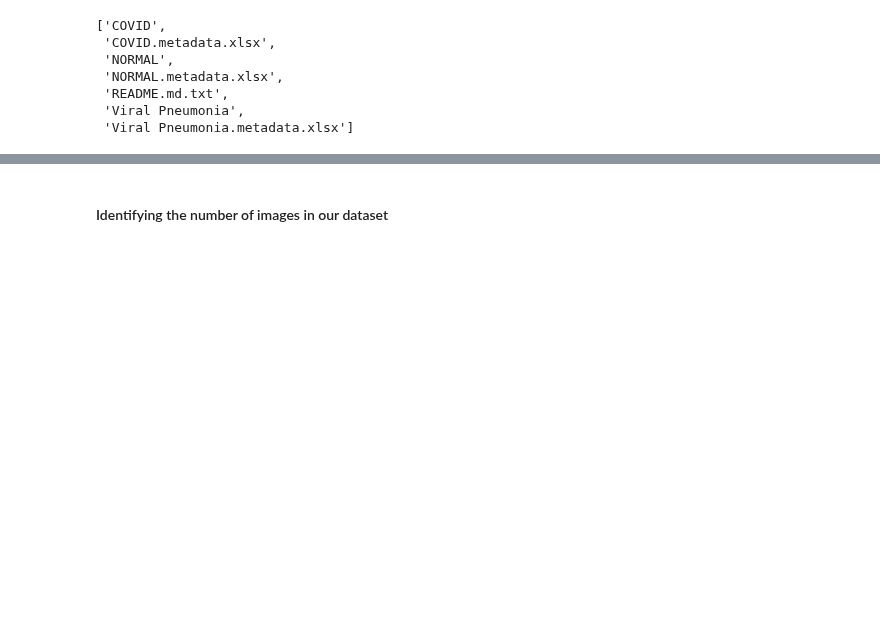
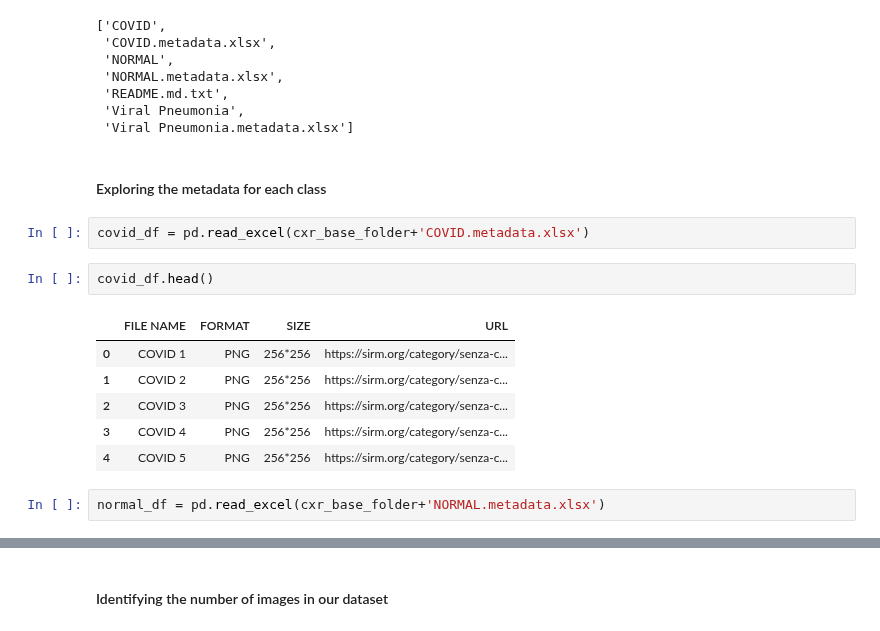
Before and after one commit to Lewis34cs/corona_audio, a Jupyter notebook: covid_proj_p1_xrays.ipynb, the cells around one changed output, grey strips where cells are left out. Drawn from its saved outputs; the diff is of its cells as text; blank space fills up the shorter version.

Commit message:
Updating exploration of metadata

```diff
--- a/covid_proj_p1_xrays.ipynb
+++ b/covid_proj_p1_xrays.ipynb
@@ -183,3 +183,18 @@ Contents of /COVID-19 Radiography Database/:
  'README.md.txt',
  'Viral Pneumonia',
  'Viral Pneumonia.metadata.xlsx']
+# %% [markdown]
+#### Exploring the metadata for each class
+# %%
+covid_df = pd.read_excel(cxr_base_folder+'COVID.metadata.xlsx')
+# %%
+covid_df.head()
+# %% [output]
+|  | FILE NAME | FORMAT | SIZE | URL |
+| 0 | COVID 1 | PNG | 256*256 | https://sirm.org/category/senza-c... |
+| 1 | COVID 2 | PNG | 256*256 | https://sirm.org/category/senza-c... |
+| 2 | COVID 3 | PNG | 256*256 | https://sirm.org/category/senza-c... |
+| 3 | COVID 4 | PNG | 256*256 | https://sirm.org/category/senza-c... |
+| 4 | COVID 5 | PNG | 256*256 | https://sirm.org/category/senza-c... |
+# %%
+normal_df = pd.read_excel(cxr_base_folder+'NORMAL.metadata.xlsx')
```
Also changed, not shown: parts of 8 cells of this notebook.
